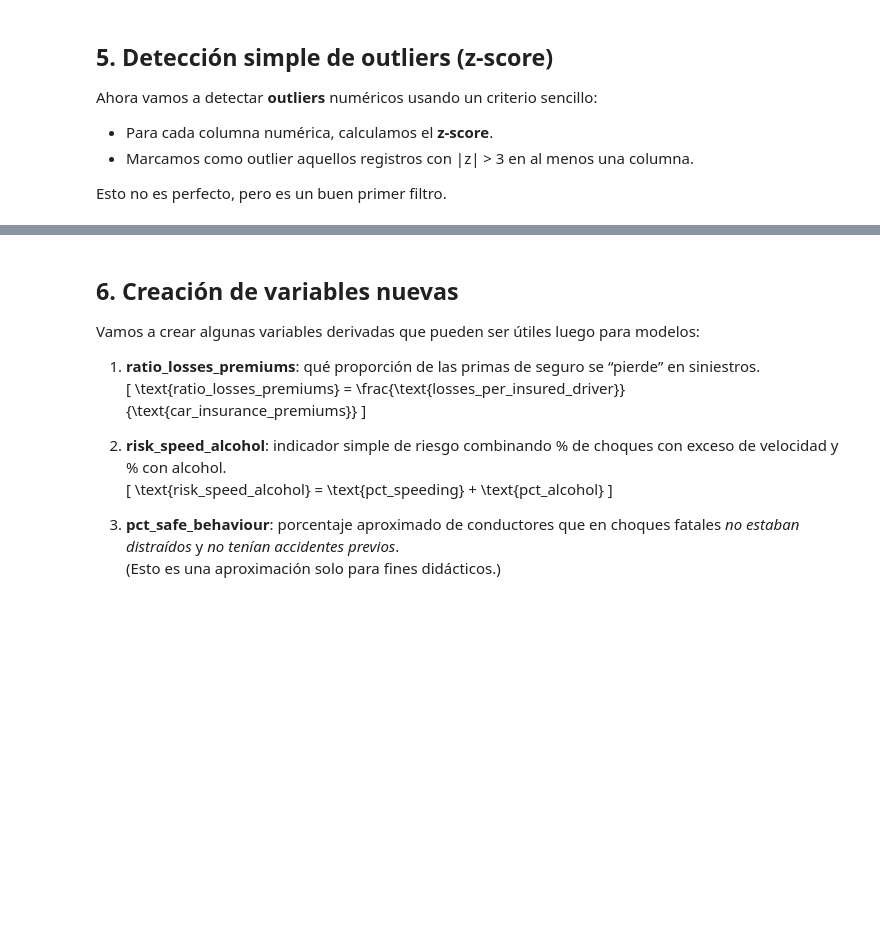
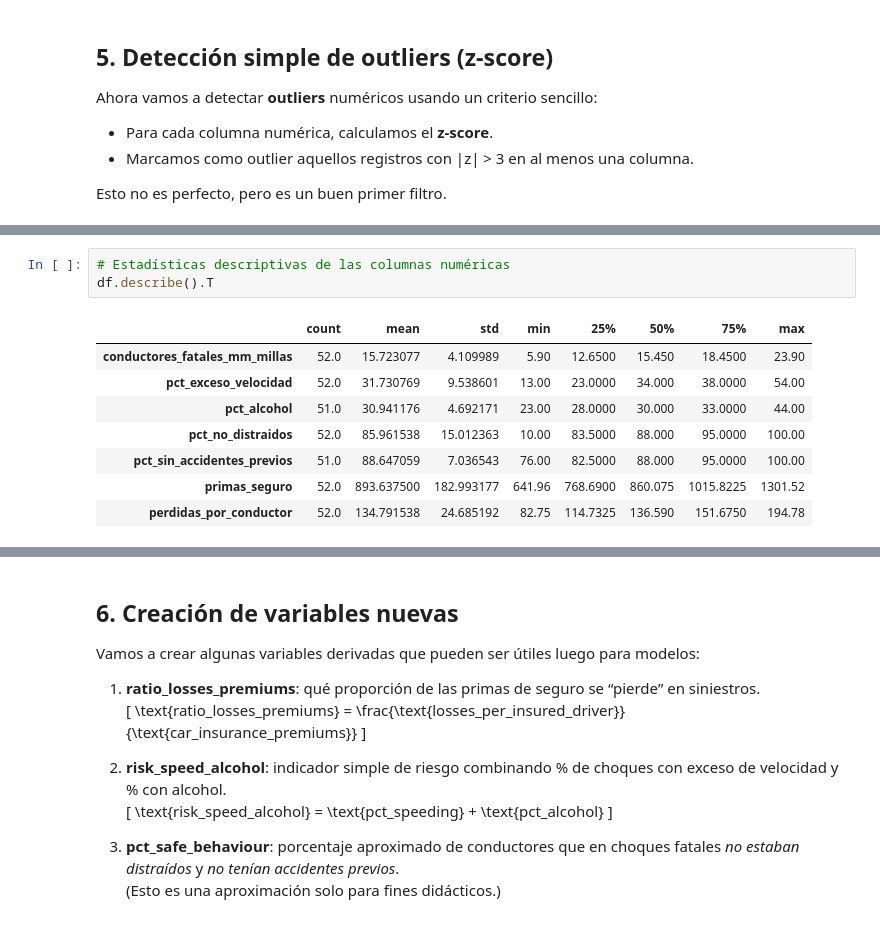
Before and after one commit to Felipe-static/curso_ia, a Jupyter notebook: Sesion_1/Jupyter_ses_1.ipynb, the cells around one changed output, grey strips where cells are left out. Saved outputs shown, nothing was run; the diff lists cells and outputs as text; blank space fills up the shorter version.

```diff
--- a/Sesion_1/Jupyter_ses_1.ipynb
+++ b/Sesion_1/Jupyter_ses_1.ipynb
@@ -267,0 +271,12 @@ Número de filas marcadas como outlier (|z|>3 en alguna variable numérica): 2
+# %%
+# Estadísticas descriptivas de las columnas numéricas
+df.describe().T
+# %% [output]
+|  | count | mean | std | min | 25% | 50% | 75% | max |
+| conductores_fatales_mm_millas | 52.0 | 15.723077 | 4.109989 | 5.90 | 12.6500 | 15.450 | 18.4500 | 23.90 |
+| pct_exceso_velocidad | 52.0 | 31.730769 | 9.538601 | 13.00 | 23.0000 | 34.000 | 38.0000 | 54.00 |
+| pct_alcohol | 51.0 | 30.941176 | 4.692171 | 23.00 | 28.0000 | 30.000 | 33.0000 | 44.00 |
+| pct_no_distraidos | 52.0 | 85.961538 | 15.012363 | 10.00 | 83.5000 | 88.000 | 95.0000 | 100.00 |
+| pct_sin_accidentes_previos | 51.0 | 88.647059 | 7.036543 | 76.00 | 82.5000 | 88.000 | 95.0000 | 100.00 |
+| primas_seguro | 52.0 | 893.637500 | 182.993177 | 641.96 | 768.6900 | 860.075 | 1015.8225 | 1301.52 |
+| perdidas_por_conductor | 52.0 | 134.791538 | 24.685192 | 82.75 | 114.7325 | 136.590 | 151.6750 | 194.78 |
```
Also changed, not shown: parts of 21 cells of this notebook, 3 other files.
